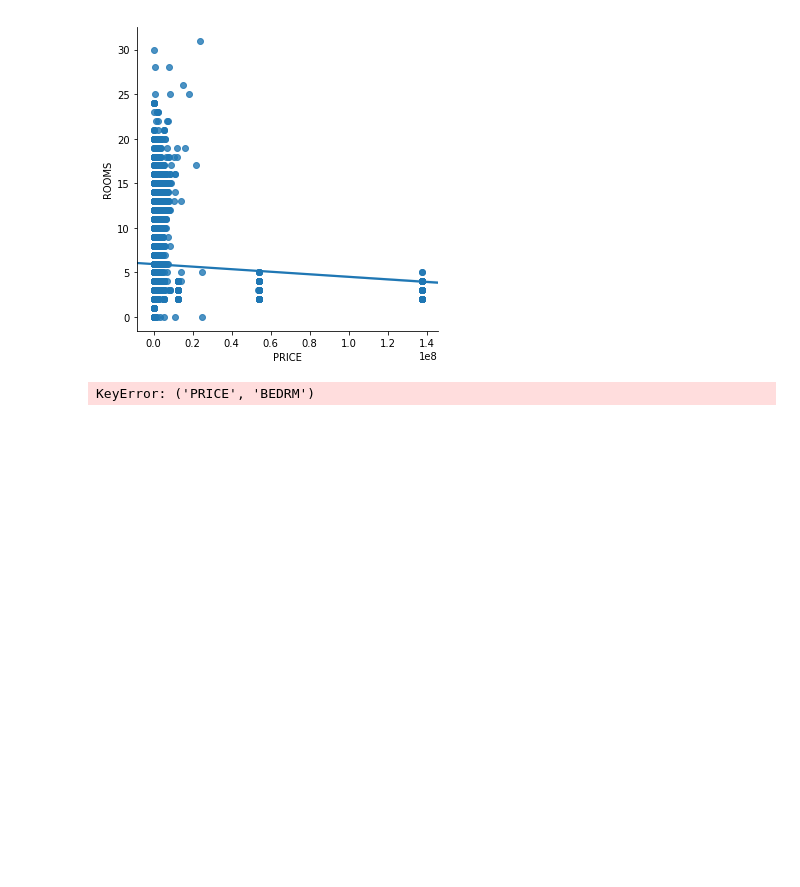
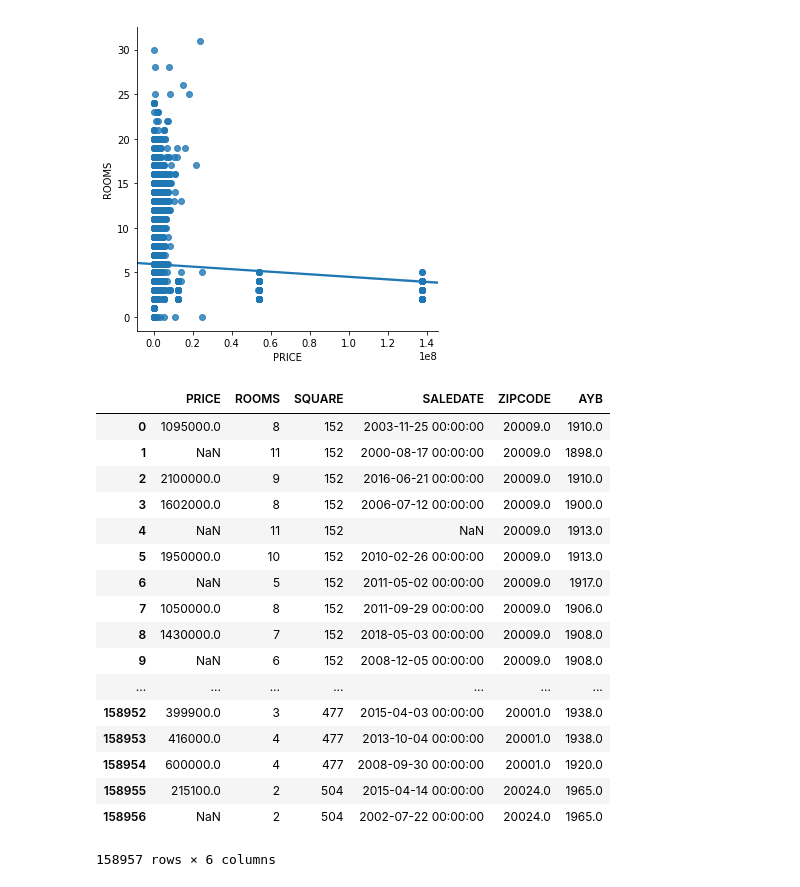
Before and after one commit to MehmetGithub/Dec2018DataBootcamp, a Jupyter notebook: Project2MD.ipynb, the cells around one changed output. Saved outputs shown, nothing was run; the diff lists cells and outputs as text; code cells hidden in the pictures; blank space fills up the shorter version.

```diff
--- a/Project2MD.ipynb
+++ b/Project2MD.ipynb
@@ -26,6 +26,24 @@ sns.lmplot(x='PRICE', y='ROOMS', data=df)
 <seaborn.axisgrid.FacetGrid at 0x...>
 [figure]
 # %%
-df2=df[['PRICE','ROOMS','SQUARE',]]
+df2=df [['PRICE','ROOMS','SQUARE','SALEDATE',"ZIPCODE",'AYB']]
+df2
 # %% [output]
+|  | PRICE | ROOMS | SQUARE | SALEDATE | ZIPCODE | AYB |
+| 0 | 1095000.0 | 8 | 152 | 2003-11-25 00:00:00 | 20009.0 | 1910.0 |
+| 1 | NaN | 11 | 152 | 2000-08-17 00:00:00 | 20009.0 | 1898.0 |
+| 2 | 2100000.0 | 9 | 152 | 2016-06-21 00:00:00 | 20009.0 | 1910.0 |
+| 3 | 1602000.0 | 8 | 152 | 2006-07-12 00:00:00 | 20009.0 | 1900.0 |
+| 4 | NaN | 11 | 152 | NaN | 20009.0 | 1913.0 |
+| 5 | 1950000.0 | 10 | 152 | 2010-02-26 00:00:00 | 20009.0 | 1913.0 |
+| 6 | NaN | 5 | 152 | 2011-05-02 00:00:00 | 20009.0 | 1917.0 |
+| 7 | 1050000.0 | 8 | 152 | 2011-09-29 00:00:00 | 20009.0 | 1906.0 |
+| 8 | 1430000.0 | 7 | 152 | 2018-05-03 00:00:00 | 20009.0 | 1908.0 |
+| 9 | NaN | 6 | 152 | 2008-12-05 00:00:00 | 20009.0 | 1908.0 |
+| ... | ... | ... | ... | ... | ... | ... |
+| 158952 | 399900.0 | 3 | 477 | 2015-04-03 00:00:00 | 20001.0 | 1938.0 |
+| 158953 | 416000.0 | 4 | 477 | 2013-10-04 00:00:00 | 20001.0 | 1938.0 |
+| 158954 | 600000.0 | 4 | 477 | 2008-09-30 00:00:00 | 20001.0 | 1920.0 |
+| 158955 | 215100.0 | 2 | 504 | 2015-04-14 00:00:00 | 20024.0 | 1965.0 |
+| 158956 | NaN | 2 | 504 | 2002-07-22 00:00:00 | 20024.0 | 1965.0 |
-KeyError: ('PRICE', 'BEDRM')
+158957 rows × 6 columns
```
